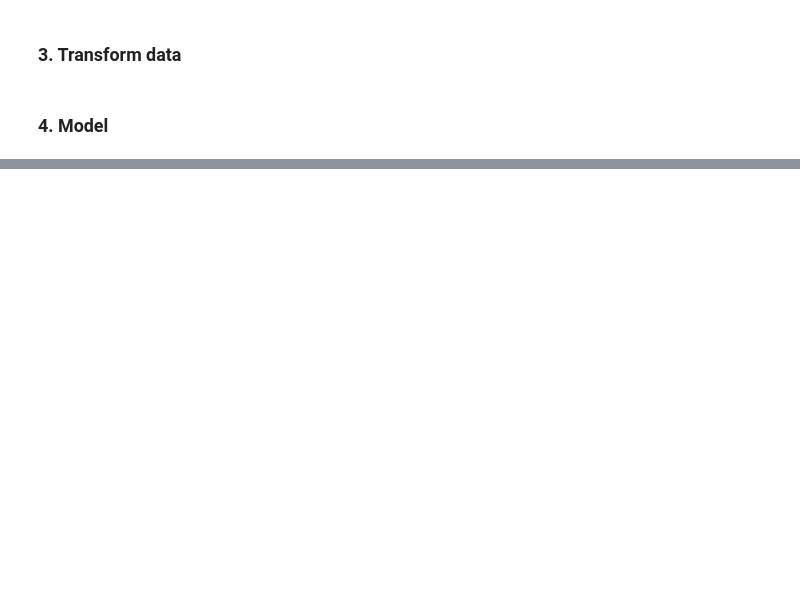
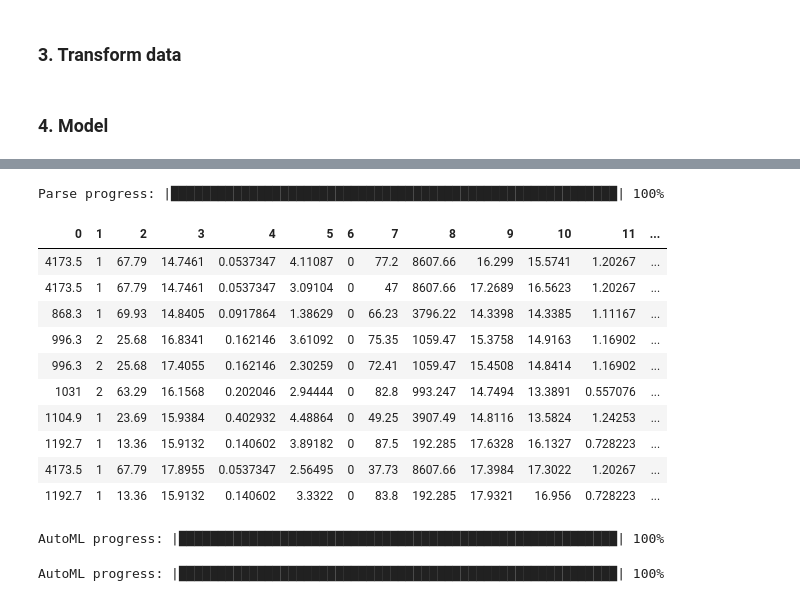
Before and after one commit to OmdenaAI/wfpdisrel, a Jupyter notebook: #task3-model/model-e-RandomForest/random_forest_bego.ipynb, the cells around one changed output, grey strips where cells are left out. Saved outputs shown, nothing was run; the diff lists cells and outputs as text; code cells hidden in the pictures; blank space fills up the shorter version.

Commit message:
drop asset columns and add automl

```diff
--- a/#task3-model/model-e-RandomForest/random_forest_bego.ipynb
+++ b/#task3-model/model-e-RandomForest/random_forest_bego.ipynb
@@ -250,17 +250,17 @@ class TransformerNum(BaseEstimator, TransformerMixin):
                                  'GDP per capita (constant 2010 US$)',
                                  'Net flows from UN agencies US$',
                                  'Food production index (2004-2006 = 100)',
-                                 '34KN_ASSETS', '64KN_ASSETS', '96KN_ASSETS',
-                                'POP_MAX_34_ADJ', 'POP_MAX_50_ADJ', 'POP_MAX_64_ADJ', 'HDI']
+                                 'POP_MAX_34_ADJ', 'POP_MAX_50_ADJ', 'POP_MAX_64_ADJ', 'HDI']
 
         self.features_to_drop = ['YEAR', 'MONTH_START', 'MONTH_END', 'TOTAL_HOURS_EVENT',
                                  'MIN_PRES', '64KN_POP', '96KN_POP',
-                                 'TOTAL_DEATHS', 'DISTANCE_TRACK_VINCENTY', 'TOTAL_DAMAGE_(000$)']
+                                 'TOTAL_DEATHS', 'DISTANCE_TRACK_VINCENTY', 'TOTAL_DAMAGE_(000$)',
+                                 '34KN_ASSETS', '64KN_ASSETS', '96KN_ASSETS',]
 
         self.features_to_log = ['TOTAL_HOURS_IN_LAND', 'POP_DEN_SQ_KM', '34KN_POP',
                                'POP_MAX_34_ADJ', 'POP_MAX_50_ADJ', 'POP_MAX_64_ADJ',
                                'Net flows from UN agencies US$', 'Adjusted savings: education expenditure (% of GNI)',
-                               'CALC_assets_emdat', 'Arable land (hectares per person)']
+                                'Arable land (hectares per person)']
 
         return self
 
@@ -280,10 +280,10 @@ class TransformerNum(BaseEstimator, TransformerMixin):
         X['MAX_STORMSPEED'] = X['MAX_STORMSPEED'].apply(lambda x: x**2)
         return X
 
-    def _transform_assets(self, X):
+    """def _transform_assets(self, X):
         X['CALC_assets_emdat'] = X['34KN_ASSETS'] + X['64KN_ASSETS'] + X['96KN_ASSETS']
         X.drop(['64KN_ASSETS', '96KN_ASSETS','96KN_ASSETS'], axis=1, inplace=True)
-        return X
+        return X"""
 
     def _transform_HDI(self, X):
         X['HDI'] = np.sin(X['HDI'])
@@ -291,7 +291,7 @@ class TransformerNum(BaseEstimator, TransformerMixin):
 
     def transform(self, X, y=None):
         X = X.drop(self.features_to_drop, axis = 1)
-        X = self._transform_assets(X)
+        # X = self._transform_assets(X)
         X = self._transform_MAX_STORMSPEED(X)
         X = self._transform_Income_level_Final(X)
         X = self._transform_HDI(X)
@@ -449,0 +479,41 @@ r2 score: 0.27266009973517336
+# %%
+X_trans = preprocess_pipeline.fit_transform(X)
+X_trans = pd.DataFrame(X_trans)
+df = pd.concat((X_trans, y_trans), axis=1)
+df.columns = [str(x) for x in df.columns]
+
+# construct H2O dataframe
+df = h2o.H2OFrame(df)
+
+# train/test split
+splits = df.split_frame(ratios = [0.8], seed = 1)
+train = splits[0]
+test = splits[1]
+# %% [output]
+Parse progress: |█████████████████████████████████████████████████████████| 100%
+# %%
+df.head()
+# %% [output]
+| 0 | 1 | 2 | 3 | 4 | 5 | 6 | 7 | 8 | 9 | 10 | 11 | ... |
+| 4173.5 | 1 | 67.79 | 14.7461 | 0.0537347 | 4.11087 | 0 | 77.2 | 8607.66 | 16.299 | 15.5741 | 1.20267 | ... |
+| 4173.5 | 1 | 67.79 | 14.7461 | 0.0537347 | 3.09104 | 0 | 47 | 8607.66 | 17.2689 | 16.5623 | 1.20267 | ... |
+| 868.3 | 1 | 69.93 | 14.8405 | 0.0917864 | 1.38629 | 0 | 66.23 | 3796.22 | 14.3398 | 14.3385 | 1.11167 | ... |
+| 996.3 | 2 | 25.68 | 16.8341 | 0.162146 | 3.61092 | 0 | 75.35 | 1059.47 | 15.3758 | 14.9163 | 1.16902 | ... |
+| 996.3 | 2 | 25.68 | 17.4055 | 0.162146 | 2.30259 | 0 | 72.41 | 1059.47 | 15.4508 | 14.8414 | 1.16902 | ... |
+| 1031 | 2 | 63.29 | 16.1568 | 0.202046 | 2.94444 | 0 | 82.8 | 993.247 | 14.7494 | 13.3891 | 0.557076 | ... |
+| 1104.9 | 1 | 23.69 | 15.9384 | 0.402932 | 4.48864 | 0 | 49.25 | 3907.49 | 14.8116 | 13.5824 | 1.24253 | ... |
+| 1192.7 | 1 | 13.36 | 15.9132 | 0.140602 | 3.89182 | 0 | 87.5 | 192.285 | 17.6328 | 16.1327 | 0.728223 | ... |
+| 4173.5 | 1 | 67.79 | 17.8955 | 0.0537347 | 2.56495 | 0 | 37.73 | 8607.66 | 17.3984 | 17.3022 | 1.20267 | ... |
+| 1192.7 | 1 | 13.36 | 15.9132 | 0.140602 | 3.3322 | 0 | 83.8 | 192.285 | 17.9321 | 16.956 | 0.728223 | ... |
+# %%
+# run AutoML
+aml = H2OAutoML(max_runtime_secs = 600, seed = 42)
+aml.train(y = 'TOTAL_AFFECTED', training_frame = train, leaderboard_frame = test)
+# %% [output]
+AutoML progress: |████████████████████████████████████████████████████████| 100%
+# %%
+# run AutoML using cross-validation (100% use of data)
+aml2 = H2OAutoML(max_runtime_secs = 600, seed = 1)
+aml2.train(y = 'TOTAL_AFFECTED', training_frame = df)
+# %% [output]
+AutoML progress: |████████████████████████████████████████████████████████| 100%
```
Also changed, not shown: parts of 7 cells of this notebook.
